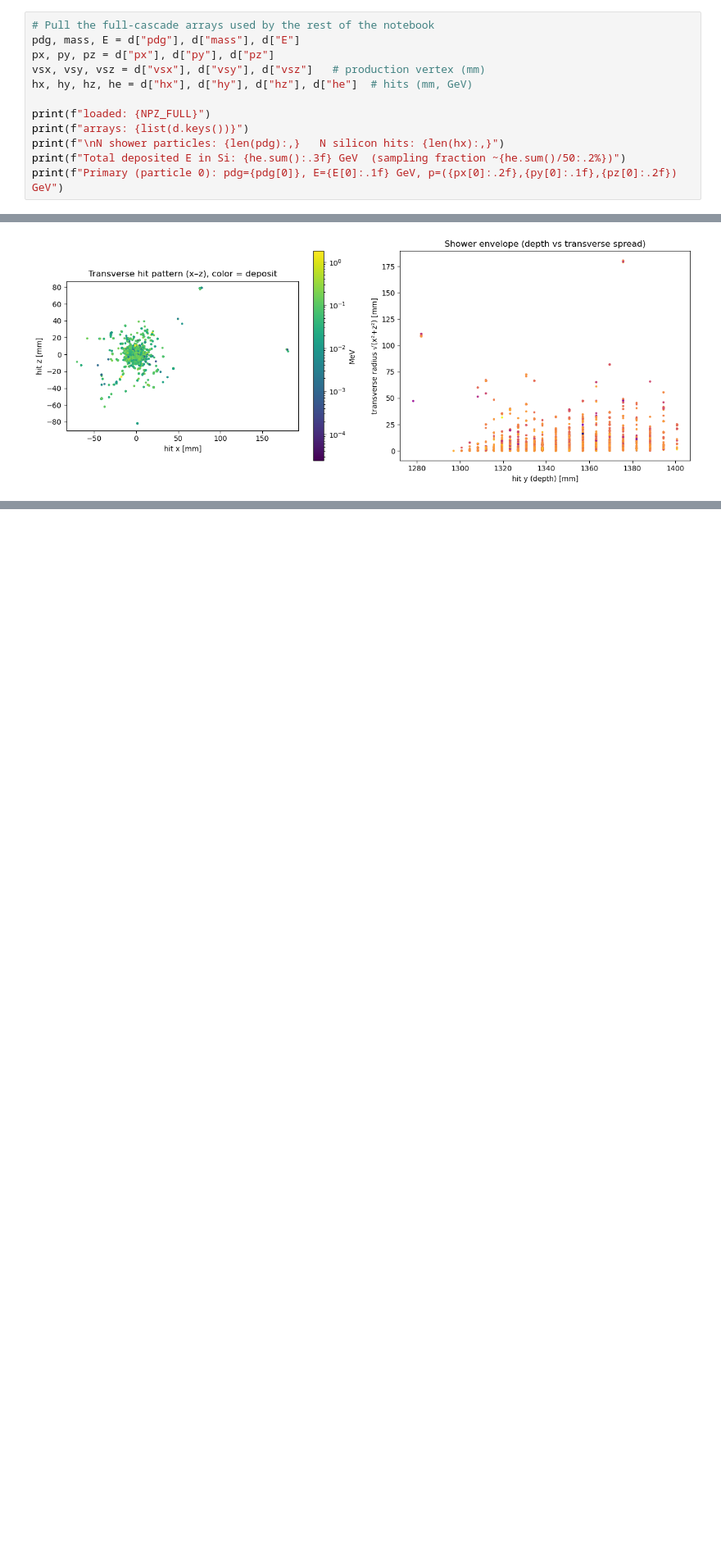
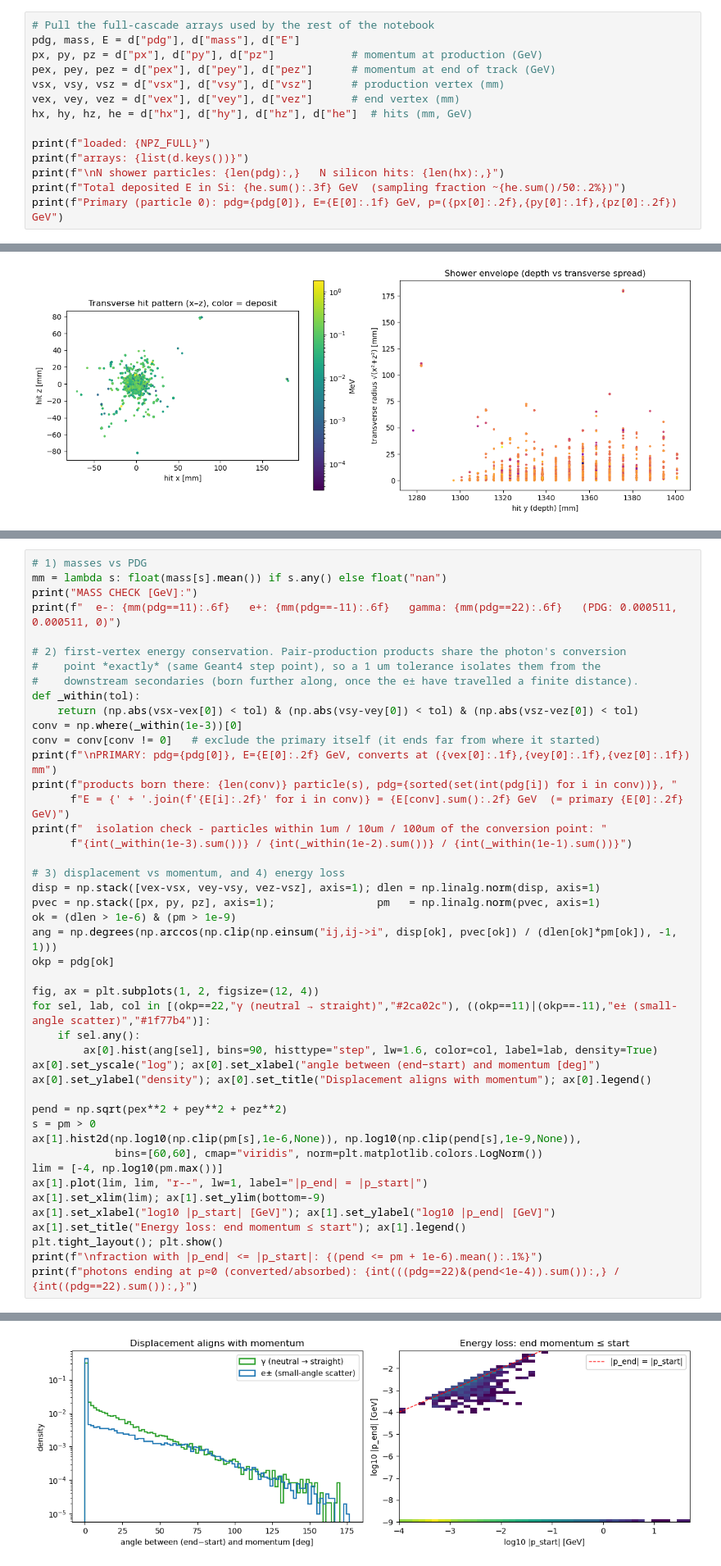
Before and after one commit to murtaza-safdari/CALOMAPS, a Jupyter notebook: notebooks/04_shower_4vectors.ipynb, the cells around one changed output, grey strips where cells are left out. Shown at 82% size. Saved outputs shown, nothing was run; the diff lists cells and outputs as text; blank space fills up the shorter version.

```diff
--- a/notebooks/04_shower_4vectors.ipynb
+++ b/notebooks/04_shower_4vectors.ipynb
@@ -144,8 +144,10 @@ cascade simply lets us *also* see the tens of thousands of particles that produc
 # %%
 # Pull the full-cascade arrays used by the rest of the notebook
 pdg, mass, E = d["pdg"], d["mass"], d["E"]
-px, py, pz = d["px"], d["py"], d["pz"]
-vsx, vsy, vsz = d["vsx"], d["vsy"], d["vsz"]   # production vertex (mm)
+px, py, pz = d["px"], d["py"], d["pz"]            # momentum at production (GeV)
+pex, pey, pez = d["pex"], d["pey"], d["pez"]      # momentum at end of track (GeV)
+vsx, vsy, vsz = d["vsx"], d["vsy"], d["vsz"]      # production vertex (mm)
+vex, vey, vez = d["vex"], d["vey"], d["vez"]      # end vertex (mm)
 hx, hy, hz, he = d["hx"], d["hy"], d["hz"], d["he"]  # hits (mm, GeV)
 
 print(f"loaded: {NPZ_FULL}")
@@ -362,0 +432,46 @@ plt.tight_layout(); plt.show()
+# %%
+# 1) masses vs PDG
+mm = lambda s: float(mass[s].mean()) if s.any() else float("nan")
+print("MASS CHECK [GeV]:")
+print(f"  e-: {mm(pdg==11):.6f}   e+: {mm(pdg==-11):.6f}   gamma: {mm(pdg==22):.6f}   (PDG: 0.000511, 0.000511, 0)")
+
+# 2) first-vertex energy conservation. Pair-production products share the photon's conversion
+#    point *exactly* (same Geant4 step point), so a 1 um tolerance isolates them from the
+#    downstream secondaries (born further along, once the e± have travelled a finite distance).
+def _within(tol):
+    return (np.abs(vsx-vex[0]) < tol) & (np.abs(vsy-vey[0]) < tol) & (np.abs(vsz-vez[0]) < tol)
+conv = np.where(_within(1e-3))[0]
+conv = conv[conv != 0]   # exclude the primary itself (it ends far from where it started)
+print(f"\nPRIMARY: pdg={pdg[0]}, E={E[0]:.2f} GeV, converts at ({vex[0]:.1f},{vey[0]:.1f},{vez[0]:.1f}) mm")
+print(f"products born there: {len(conv)} particle(s), pdg={sorted(set(int(pdg[i]) for i in conv))}, "
+      f"E = {' + '.join(f'{E[i]:.2f}' for i in conv)} = {E[conv].sum():.2f} GeV  (= primary {E[0]:.2f} GeV)")
+print(f"  isolation check - particles within 1um / 10um / 100um of the conversion point: "
+      f"{int(_within(1e-3).sum())} / {int(_within(1e-2).sum())} / {int(_within(1e-1).sum())}")
+
+# 3) displacement vs momentum, and 4) energy loss
+disp = np.stack([vex-vsx, vey-vsy, vez-vsz], axis=1); dlen = np.linalg.norm(disp, axis=1)
+pvec = np.stack([px, py, pz], axis=1);                pm   = np.linalg.norm(pvec, axis=1)
+ok = (dlen > 1e-6) & (pm > 1e-9)
+ang = np.degrees(np.arccos(np.clip(np.einsum("ij,ij->i", disp[ok], pvec[ok]) / (dlen[ok]*pm[ok]), -1, 1)))
+okp = pdg[ok]
+
+fig, ax = plt.subplots(1, 2, figsize=(12, 4))
+for sel, lab, col in [(okp==22,"γ (neutral → straight)","#2ca02c"), ((okp==11)|(okp==-11),"e± (small-angle scatter)","#1f77b4")]:
+    if sel.any():
+        ax[0].hist(ang[sel], bins=90, histtype="step", lw=1.6, color=col, label=lab, density=True)
+ax[0].set_yscale("log"); ax[0].set_xlabel("angle between (end−start) and momentum [deg]")
+ax[0].set_ylabel("density"); ax[0].set_title("Displacement aligns with momentum"); ax[0].legend()
+
+pend = np.sqrt(pex**2 + pey**2 + pez**2)
+s = pm > 0
+ax[1].hist2d(np.log10(np.clip(pm[s],1e-6,None)), np.log10(np.clip(pend[s],1e-9,None)),
+             bins=[60,60], cmap="viridis", norm=plt.matplotlib.colors.LogNorm())
+lim = [-4, np.log10(pm.max())]
+ax[1].plot(lim, lim, "r--", lw=1, label="|p_end| = |p_start|")
+ax[1].set_xlim(lim); ax[1].set_ylim(bottom=-9)
+ax[1].set_xlabel("log10 |p_start| [GeV]"); ax[1].set_ylabel("log10 |p_end| [GeV]")
+ax[1].set_title("Energy loss: end momentum ≤ start"); ax[1].legend()
+plt.tight_layout(); plt.show()
+print(f"\nfraction with |p_end| <= |p_start|: {(pend <= pm + 1e-6).mean():.1%}")
+print(f"photons ending at p≈0 (converted/absorbed): {int(((pdg==22)&(pend<1e-4)).sum()):,} / {int((pdg==22).sum()):,}")
+# %% [output]
@@ -362,0 +484 @@ plt.tight_layout(); plt.show()
+[figure, added]
```
Also changed, not shown: parts of 13 cells of this notebook, 1 other file.
